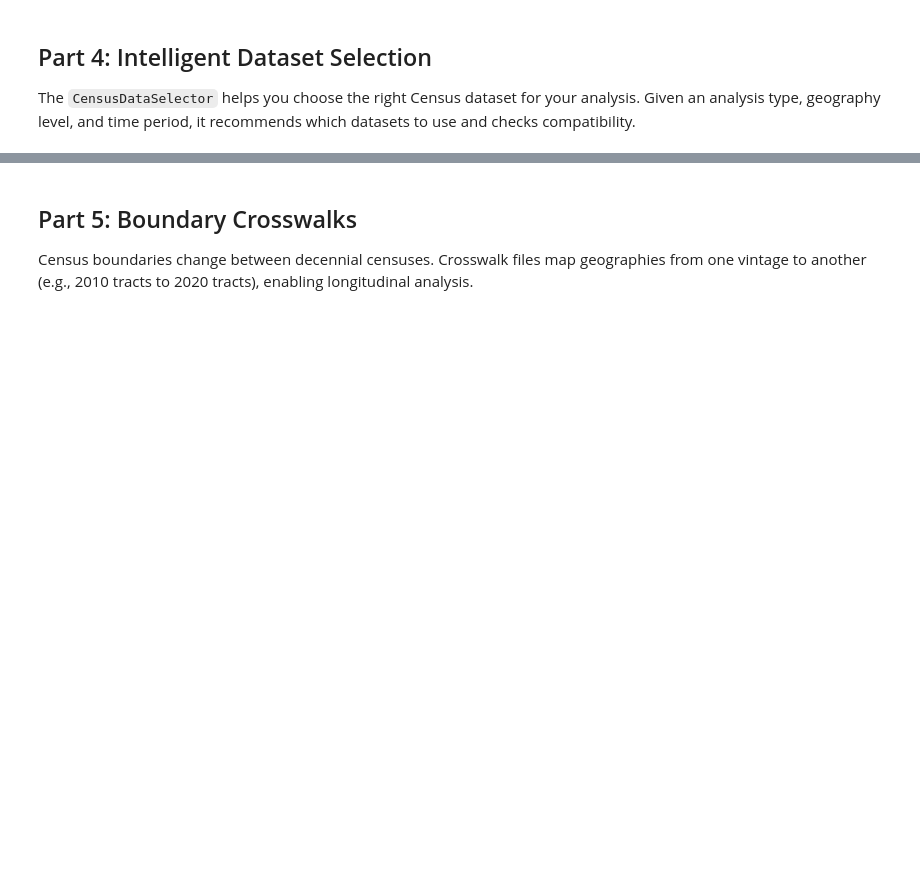
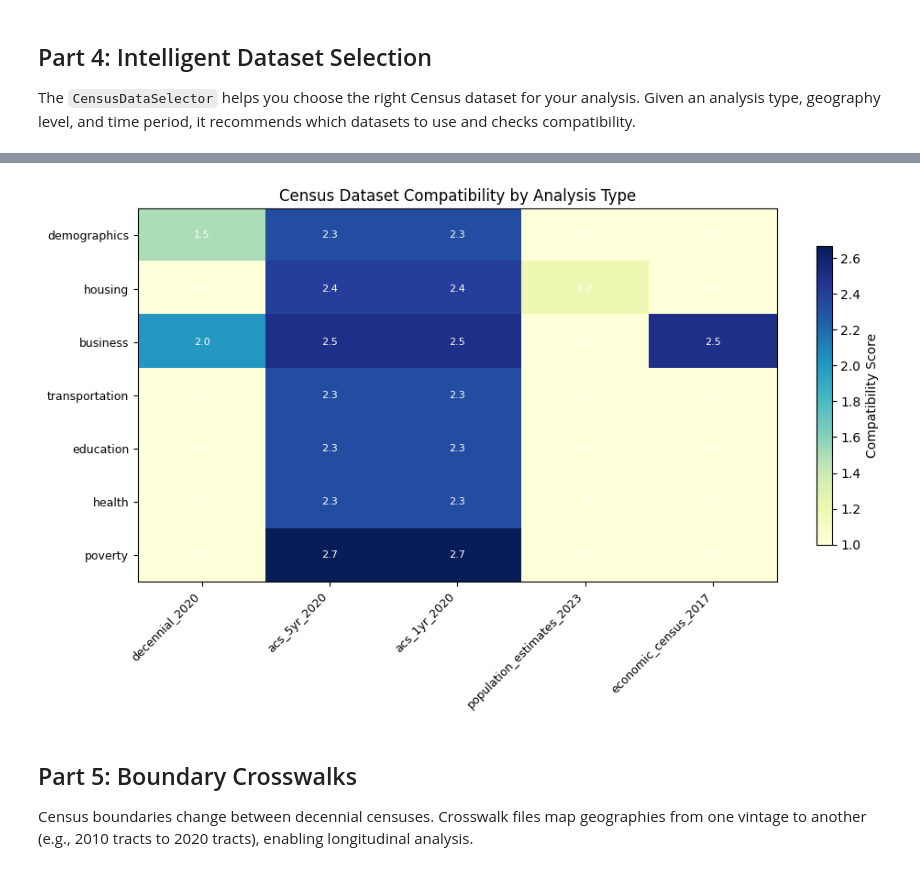
Before and after one commit to siege-analytics/siege_utilities, a Jupyter notebook: notebooks/04_Spatial_Data_Census_Boundaries.ipynb, the cells around one changed output, grey strips where cells are left out. Cells and saved outputs as stored; diff of their text form; code cells hidden in the pictures; blank space fills up the shorter version.

```diff
--- a/notebooks/04_Spatial_Data_Census_Boundaries.ipynb
+++ b/notebooks/04_Spatial_Data_Census_Boundaries.ipynb
@@ -451,3 +689,29 @@ for key, val in approach.items():
+# %%
+# Visualize the compatibility matrix as a heatmap
+fig, ax = plt.subplots(figsize=(10, 6))
+matrix_plot = matrix.set_index('analysis_type') if 'analysis_type' in matrix.columns else matrix
+im = ax.imshow(matrix_plot.values, cmap='YlGnBu', aspect='auto')
+
+ax.set_xticks(range(len(matrix_plot.columns)))
+ax.set_xticklabels(matrix_plot.columns, rotation=45, ha='right', fontsize=9)
+ax.set_yticks(range(len(matrix_plot.index)))
+ax.set_yticklabels(matrix_plot.index, fontsize=9)
+
+# Add score values in each cell
+for i in range(len(matrix_plot.index)):
+    for j in range(len(matrix_plot.columns)):
+        val = matrix_plot.iloc[i, j]
+        color = 'white' if val > 0.6 else 'black'
+        ax.text(j, i, f'{val:.1f}', ha='center', va='center', color=color, fontsize=8)
+
+plt.colorbar(im, ax=ax, label='Compatibility Score', shrink=0.8)
+ax.set_title('Census Dataset Compatibility by Analysis Type')
+plt.tight_layout()
+plt.savefig(OUTPUT_DIR / 'dataset_compatibility_heatmap.png', dpi=150, bbox_inches='tight')
+plt.show()
+plt.close()
+# %% [output]
+[figure, added]
 # %% [markdown]
 ## Part 5: Boundary Crosswalks
 
```
Also changed, not shown: parts of 27 cells of this notebook, 4 other files.
